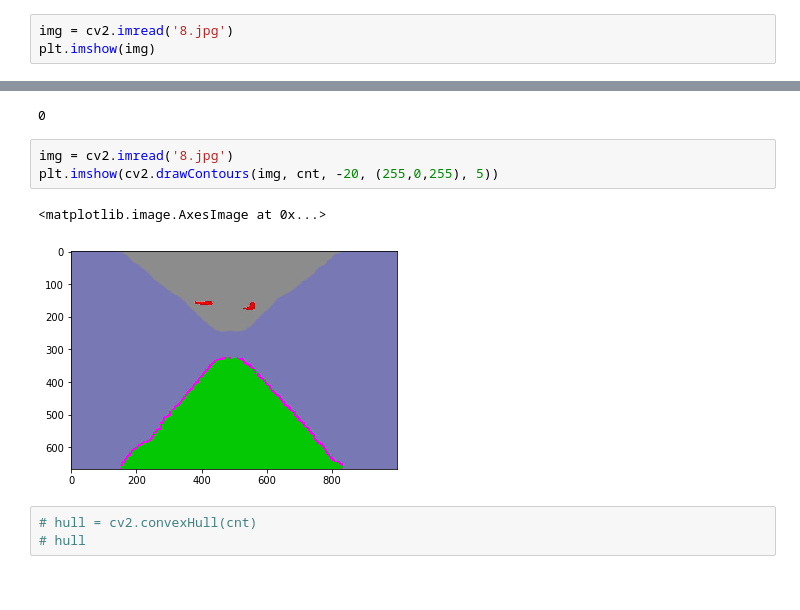
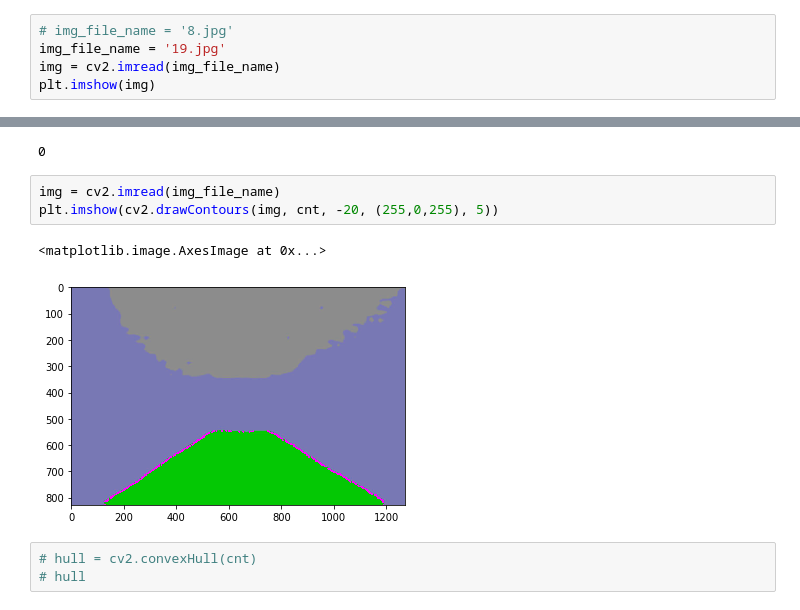
Before and after one commit to abhinav3/visibleFloorSegmentation, a Jupyter notebook: Regression.ipynb, the cells around one changed output, grey strips where cells are left out. Drawn from its saved outputs; the diff is of its cells as text.

Commit message:
added file name var

```diff
--- a/Regression.ipynb
+++ b/Regression.ipynb
@@ -3,7 +3,9 @@ import cv2
 import numpy as np
 from matplotlib import pyplot as plt
 # %%
-img = cv2.imread('8.jpg')
+# img_file_name = '8.jpg'
+img_file_name = '19.jpg'
+img = cv2.imread(img_file_name)
 plt.imshow(img)
 # %% [output]
 <matplotlib.image.AxesImage at 0x...>
@@ -46,11 +48,11 @@ cnt=findContours(closing)
 # %% [output]
 0
 # %%
-img = cv2.imread('8.jpg')
+img = cv2.imread(img_file_name)
 plt.imshow(cv2.drawContours(img, cnt, -20, (255,0,255), 5))
 # %% [output]
 <matplotlib.image.AxesImage at 0x...>
-[figure, old version]
+[figure, new version]
 # %%
 # hull = cv2.convexHull(cnt)
 # hull
```
Also changed, not shown: parts of 17 cells of this notebook.
